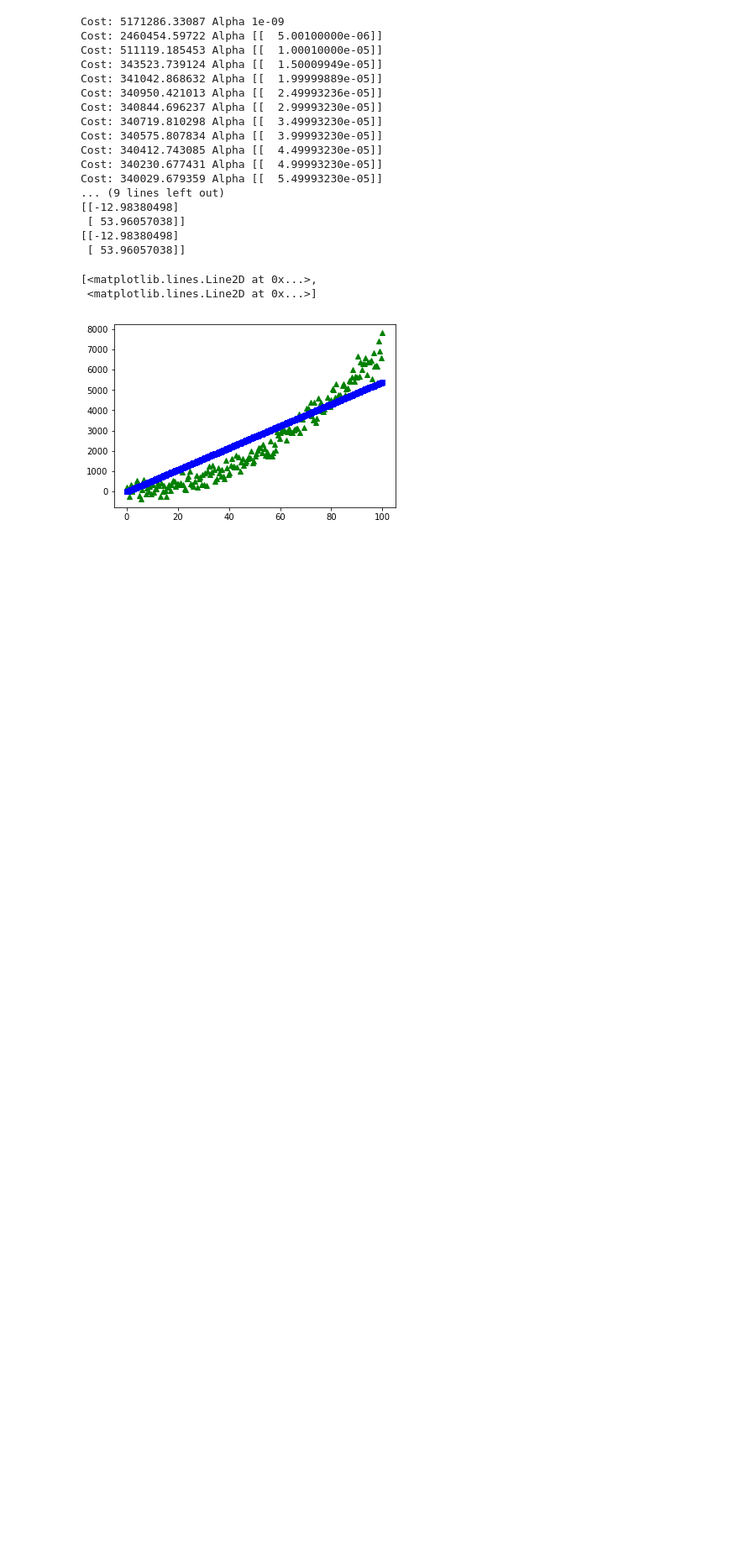
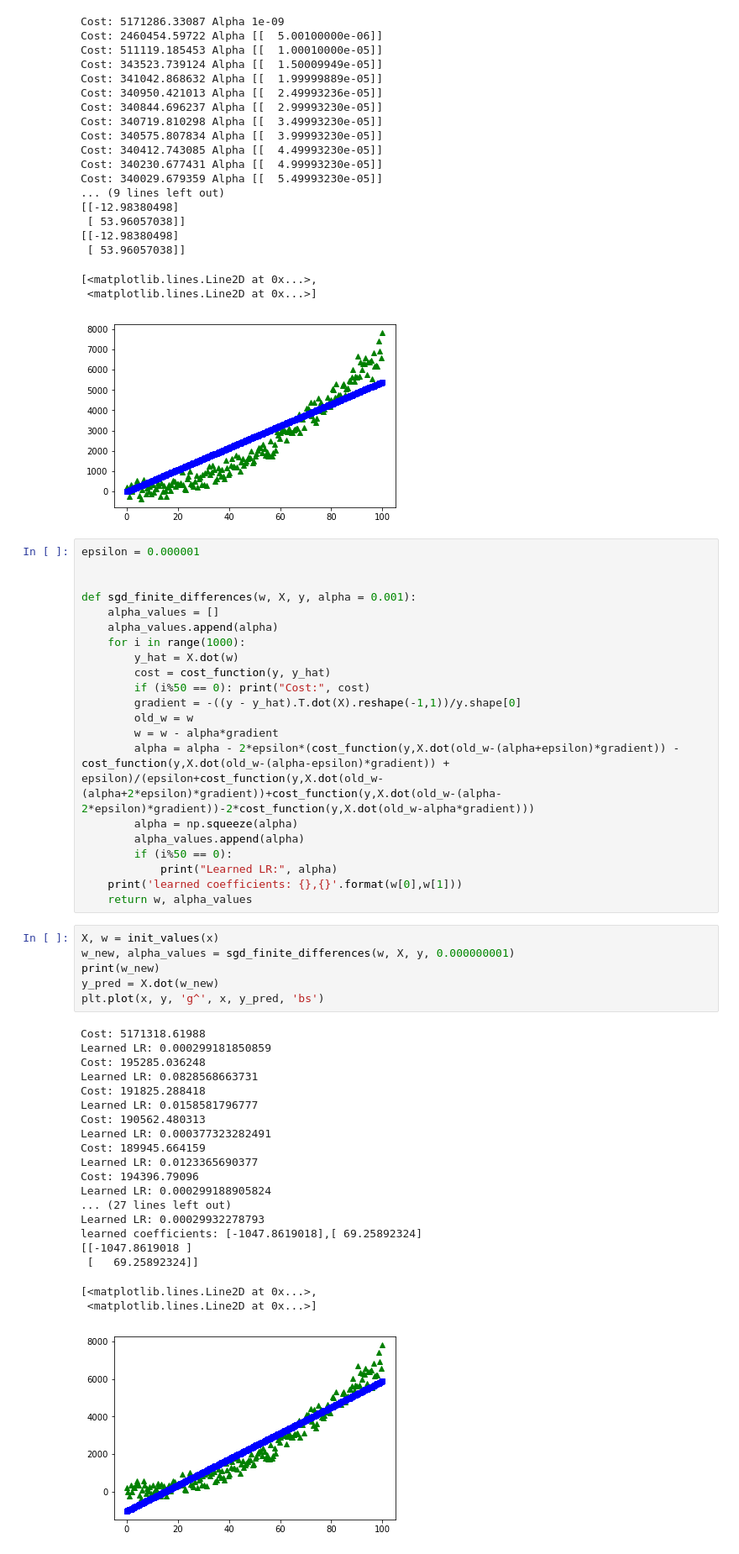
Before and after one commit to Ravoxsg/AdaptiveLROptimizer, a Jupyter notebook: SGDOptimization.ipynb, the cells around one changed output. Shown at 84% size. Cells and saved outputs as stored; diff of their text form; blank space fills up the shorter version.

Commit message:
finite differences

```diff
--- a/SGDOptimization.ipynb
+++ b/SGDOptimization.ipynb
@@ -148,4 +148,52 @@ Cost: 340029.679359 Alpha [[  5.49993230e-05]]
 [<matplotlib.lines.Line2D at 0x...>,
  <matplotlib.lines.Line2D at 0x...>]
 [figure]
+# %%
+epsilon = 0.000001
+
+
+def sgd_finite_differences(w, X, y, alpha = 0.001):
+    alpha_values = []
+    alpha_values.append(alpha)
+    for i in range(1000):
+        y_hat = X.dot(w)
+        cost = cost_function(y, y_hat)
+        if (i%50 == 0): print("Cost:", cost)
+        gradient = -((y - y_hat).T.dot(X).reshape(-1,1))/y.shape[0]
+        old_w = w
+        w = w - alpha*gradient
+        alpha = alpha - 2*epsilon*(cost_function(y,X.dot(old_w-(alpha+epsilon)*gradient)) - cost_function(y,X.dot(old_w-(alpha-epsilon)*gradient)) + epsilon)/(epsilon+cost_function(y,X.dot(old_w-(alpha+2*epsilon)*gradient))+cost_function(y,X.dot(old_w-(alpha-2*epsilon)*gradient))-2*cost_function(y,X.dot(old_w-alpha*gradient)))
+        alpha = np.squeeze(alpha)
+        alpha_values.append(alpha)
+        if (i%50 == 0):
+            print("Learned LR:", alpha)
+    print('learned coefficients: {},{}'.format(w[0],w[1]))
+    return w, alpha_values
+# %%
+X, w = init_values(x)
+w_new, alpha_values = sgd_finite_differences(w, X, y, 0.000000001)
+print(w_new)
+y_pred = X.dot(w_new)
+plt.plot(x, y, 'g^', x, y_pred, 'bs')
+# %% [output]
+Cost: 5171318.61988
+Learned LR: 0.000299181850859
+Cost: 195285.036248
+Learned LR: 0.0828568663731
+Cost: 191825.288418
+Learned LR: 0.0158581796777
+Cost: 190562.480313
+Learned LR: 0.000377323282491
+Cost: 189945.664159
+Learned LR: 0.0123365690377
+Cost: 194396.79096
+Learned LR: 0.000299188905824
+... (27 lines left out)
+Learned LR: 0.00029932278793
+learned coefficients: [-1047.8619018],[ 69.25892324]
+[[-1047.8619018 ]
+ [   69.25892324]]
+[<matplotlib.lines.Line2D at 0x...>,
+ <matplotlib.lines.Line2D at 0x...>]
+[figure, added]
 # %%
```
Also changed, not shown: parts of 1 cell of this notebook.
